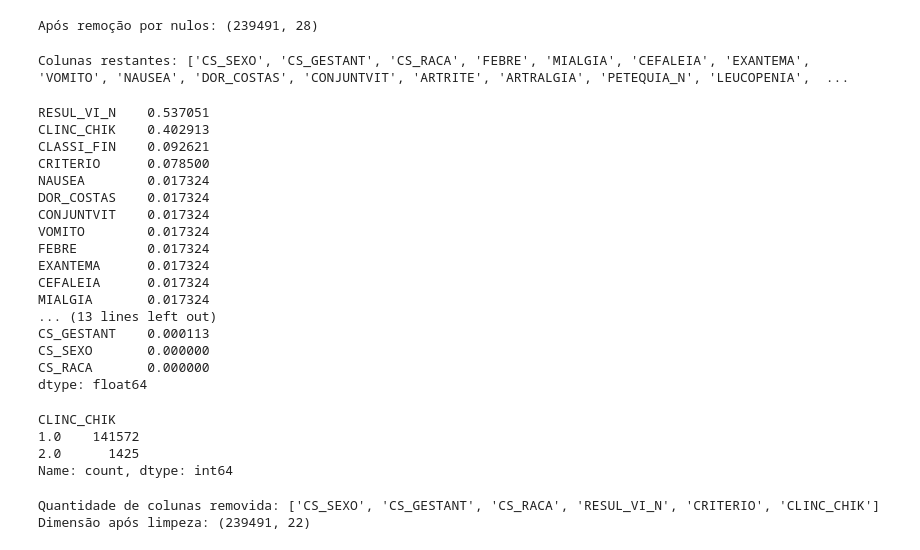
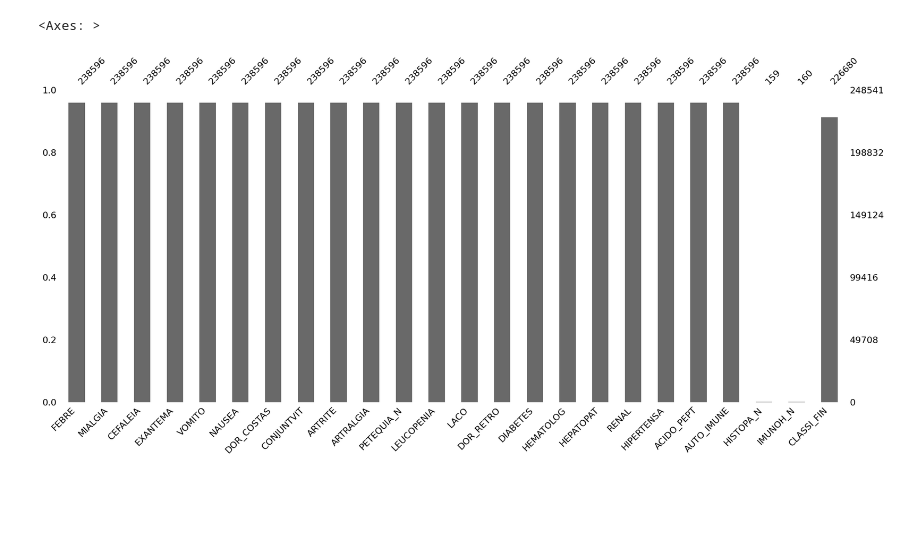
Before and after one commit to AnaPRodrigues/tech-challenge-grupo-9, a Jupyter notebook: tech-challenge-chikungunya.ipynb, the cells around one changed output. Drawn from its saved outputs; the diff is of its cells as text; code cells hidden in the pictures; blank space fills up the shorter version.

```diff
--- a/tech-challenge-chikungunya.ipynb
+++ b/tech-challenge-chikungunya.ipynb
@@ -119,56 +169,18 @@ Length: 72, dtype: float64
 # %%
-# Remover colunas com mais de 100% de valores nulos
+# Remover colunas com 100% de valores nulos
+# null_ratio = df.isnull().mean()
 
-null_threshold = 1.0
+# null_threshold = 1.0
 
-df = df.loc[:, df.isnull().mean() < null_threshold]
+# df = df.loc[:, df.isnull().mean() < null_threshold]
 
-print("Após remoção por nulos:", df.shape)
+# print("Após remoção por nulos:", df.shape)
+
+
+# NURY: comentei o trecho acima, poisa chei o comportamento estranho, deveria remover as coluna "IMUNOH_N" e "HISTOPA_N".
+# Nao removeu. E no grafico do missingno, elas aparecem com 100% de preenchimento
-# %% [output]
-Após remoção por nulos: (239491, 28)
-# %%
-print("Colunas restantes:", df.columns.tolist())
-# %% [output]
-Colunas restantes: ['CS_SEXO', 'CS_GESTANT', 'CS_RACA', 'FEBRE', 'MIALGIA', 'CEFALEIA', 'EXANTEMA', 'VOMITO', 'NAUSEA', 'DOR_COSTAS', 'CONJUNTVIT', 'ARTRITE', 'ARTRALGIA', 'PETEQUIA_N', 'LEUCOPENIA',  ...
 # %%
-# Calcula a proporção de valores nulos por coluna
-null_ratio = df.isnull().mean()
-
-null_ratio.sort_values(ascending=False)
+msno.bar(df)
 # %% [output]
-RESUL_VI_N    0.537051
-CLINC_CHIK    0.402913
-CLASSI_FIN    0.092621
-CRITERIO      0.078500
-NAUSEA        0.017324
-DOR_COSTAS    0.017324
-CONJUNTVIT    0.017324
-VOMITO        0.017324
-FEBRE         0.017324
-EXANTEMA      0.017324
-CEFALEIA      0.017324
-MIALGIA       0.017324
-... (13 lines left out)
-CS_GESTANT    0.000113
-CS_SEXO       0.000000
-CS_RACA       0.000000
-dtype: float64
+<Axes: >
+[figure, added]
-# %%
-df["CLINC_CHIK"].value_counts()
-# %% [output]
-CLINC_CHIK
-1.0    141572
-2.0      1425
-Name: count, dtype: int64
-# %%
-drop_cols = ["cs_", "clinc_chik", "criterio", "resul_"]
-
-cols_to_drop = [col for col in df.columns if is_to_remove(col)]
-
-print(f"Quantidade de colunas removida: {cols_to_drop}")
-
-df = df.drop(columns=cols_to_drop)
-print("Dimensão após limpeza:", df.shape)
-# %% [output]
-Quantidade de colunas removida: ['CS_SEXO', 'CS_GESTANT', 'CS_RACA', 'RESUL_VI_N', 'CRITERIO', 'CLINC_CHIK']
-Dimensão após limpeza: (239491, 22)
```
Also changed, not shown: parts of 43 cells of this notebook, 4 other files.
